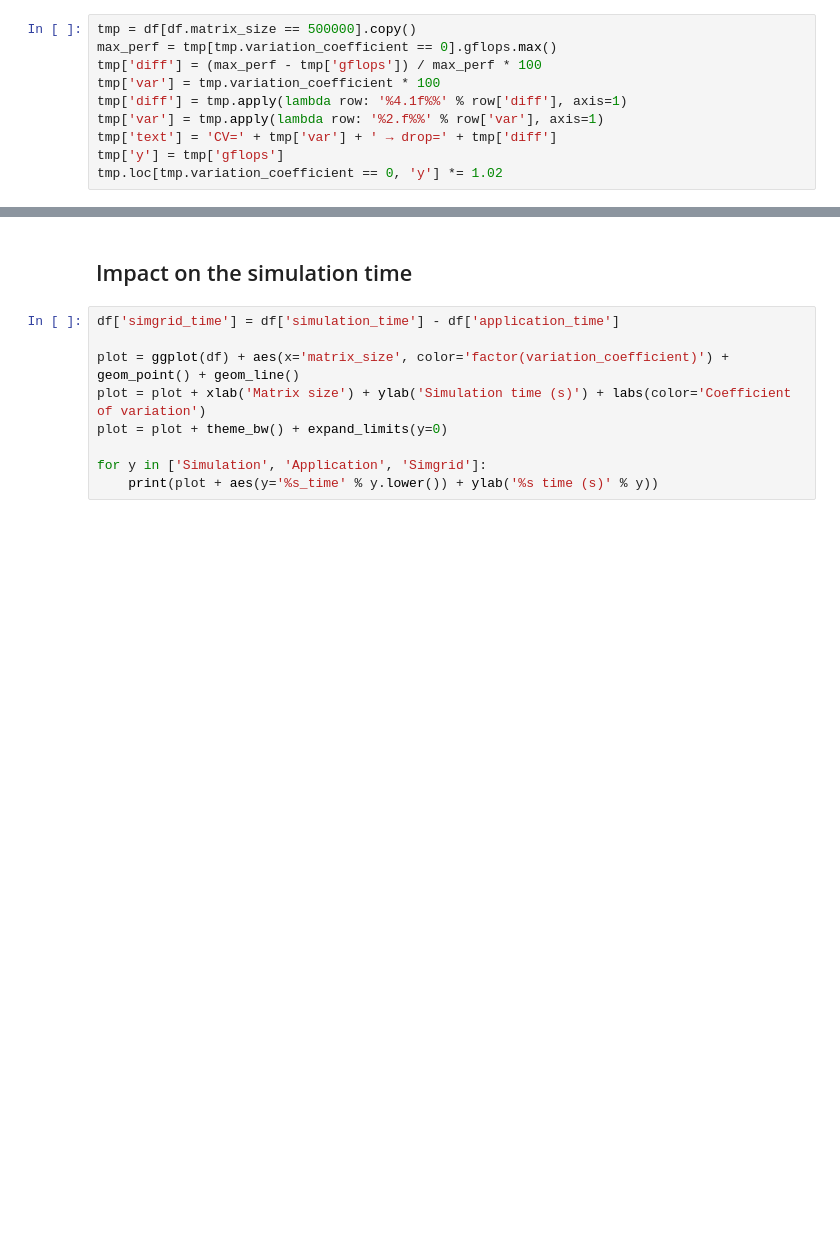
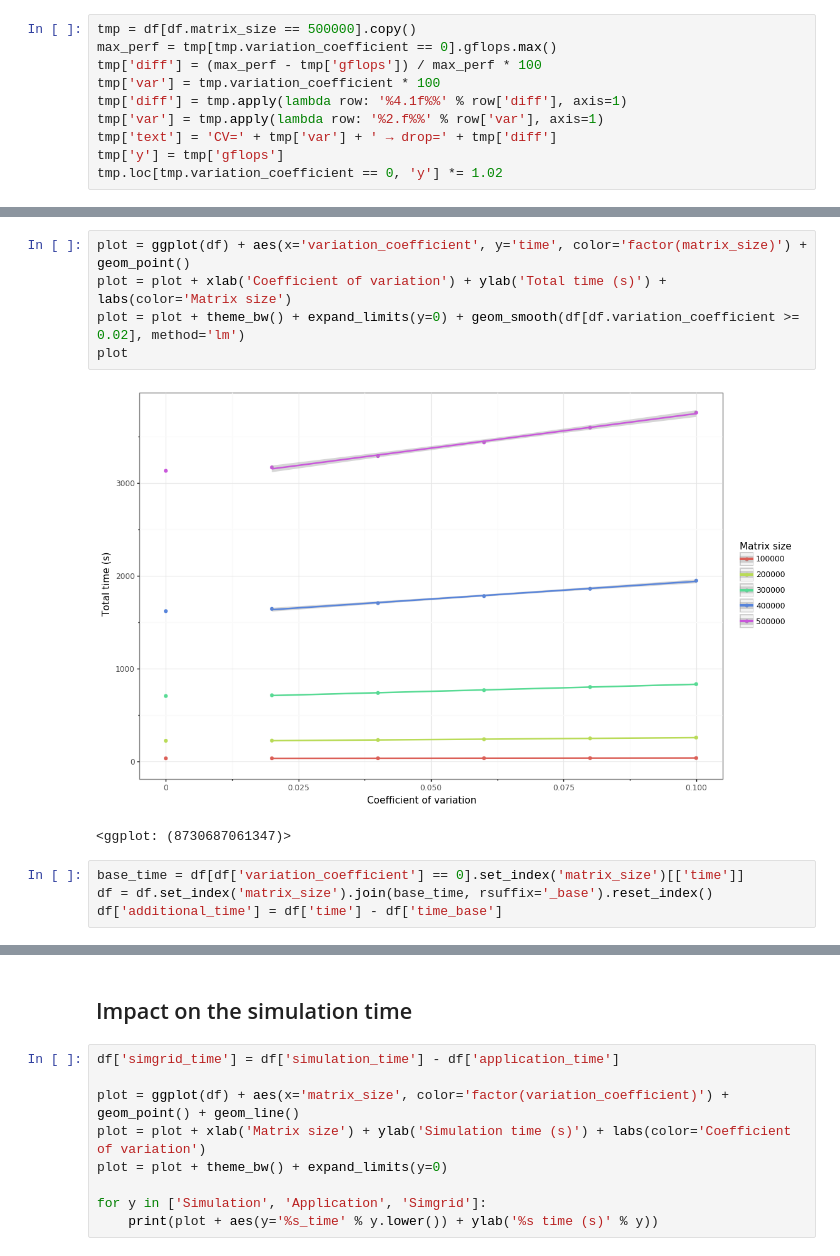
Before and after one commit to Ezibenroc/calibration_analysis, a Jupyter notebook: dahu/smpi_hpl/dgemm_variability.ipynb, the cells around one changed output, grey strips where cells are left out. Saved outputs shown, nothing was run; the diff lists cells and outputs as text; blank space fills up the shorter version.

Commit message:
Add some plots in the dgemm variability notebook

```diff
--- a/dahu/smpi_hpl/dgemm_variability.ipynb
+++ b/dahu/smpi_hpl/dgemm_variability.ipynb
@@ -225,0 +222,12 @@ plot
+# %%
+plot = ggplot(df) + aes(x='variation_coefficient', y='time', color='factor(matrix_size)') + geom_point()
+plot = plot + xlab('Coefficient of variation') + ylab('Total time (s)') + labs(color='Matrix size')
+plot = plot + theme_bw() + expand_limits(y=0) + geom_smooth(df[df.variation_coefficient >= 0.02], method='lm')
+plot
+# %% [output]
+[figure, added]
+<ggplot: (8730687061347)>
+# %%
+base_time = df[df['variation_coefficient'] == 0].set_index('matrix_size')[['time']]
+df = df.set_index('matrix_size').join(base_time, rsuffix='_base').reset_index()
+df['additional_time'] = df['time'] - df['time_base']
```
Also changed, not shown: parts of 5 cells of this notebook.
